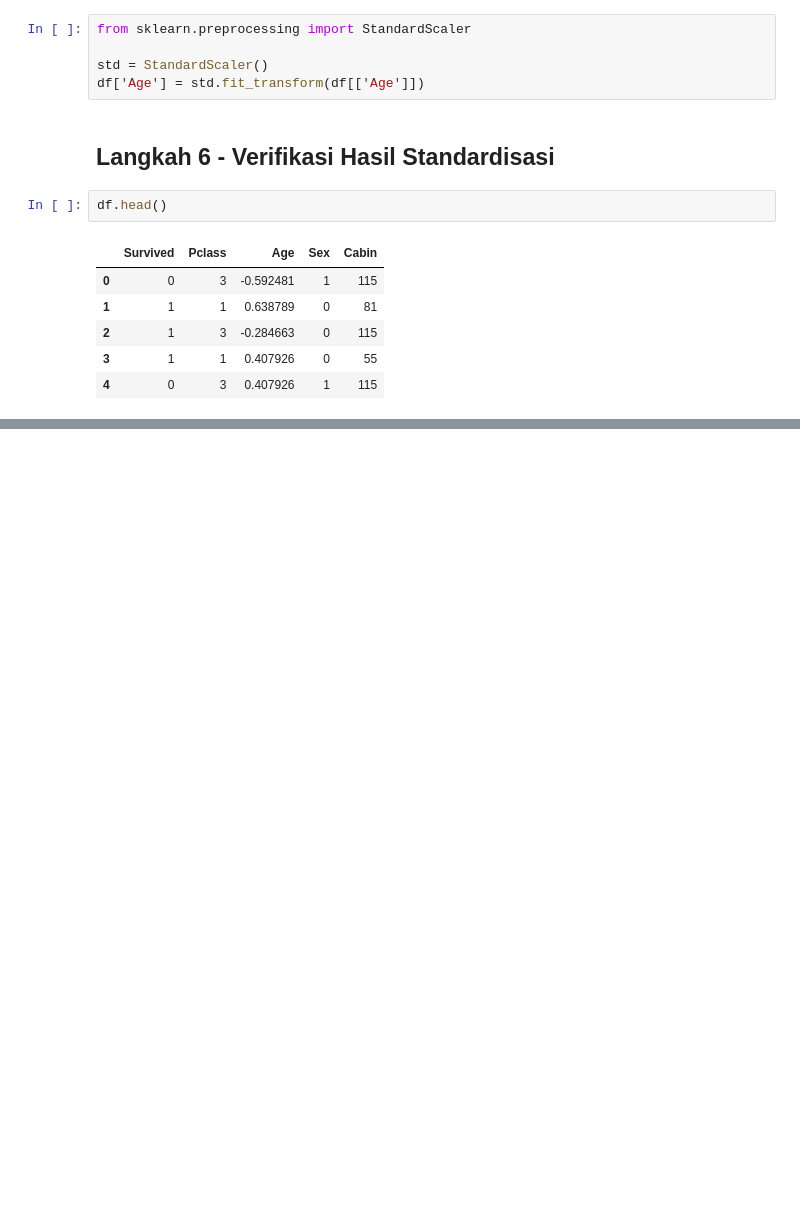
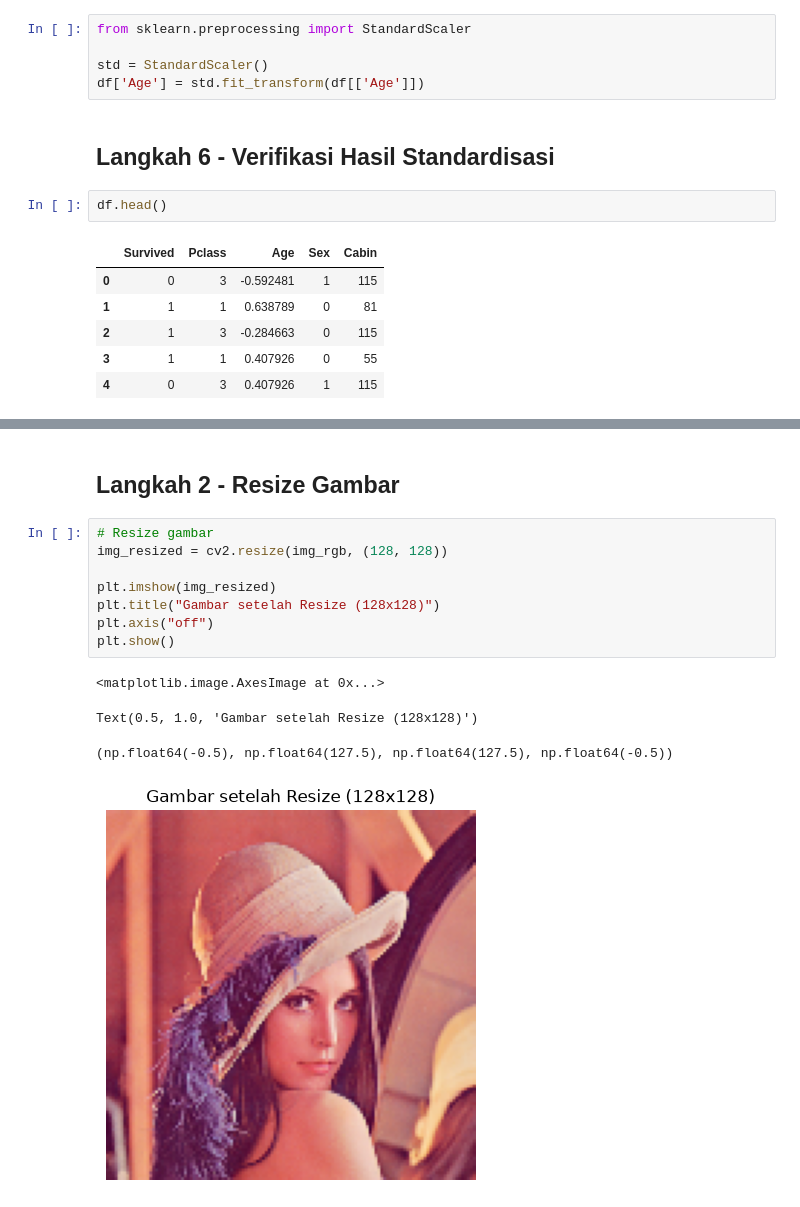
Before and after one commit to EsatovinVictoria/ML_Semester5_EsatovinEbenhaezerVictoria, a Jupyter notebook: JS02 - Pemahaman Data dan Pra Pengolahan Data/Praktikum.ipynb, the cells around one changed output, grey strips where cells are left out. Cells and saved outputs as stored; diff of their text form; blank space fills up the shorter version.

```diff
--- a/JS02 - Pemahaman Data dan Pra Pengolahan Data/Praktikum.ipynb
+++ b/JS02 - Pemahaman Data dan Pra Pengolahan Data/Praktikum.ipynb
@@ -397,0 +430,15 @@ df.head()
+# %% [markdown]
+## Langkah 2 - Resize Gambar
+# %%
+# Resize gambar
+img_resized = cv2.resize(img_rgb, (128, 128))
+
+plt.imshow(img_resized)
+plt.title("Gambar setelah Resize (128x128)")
+plt.axis("off")
+plt.show()
+# %% [output]
+<matplotlib.image.AxesImage at 0x...>
+Text(0.5, 1.0, 'Gambar setelah Resize (128x128)')
+(np.float64(-0.5), np.float64(127.5), np.float64(127.5), np.float64(-0.5))
+[figure, added]
```
Also changed, not shown: parts of 8 cells of this notebook, 1 other file.
